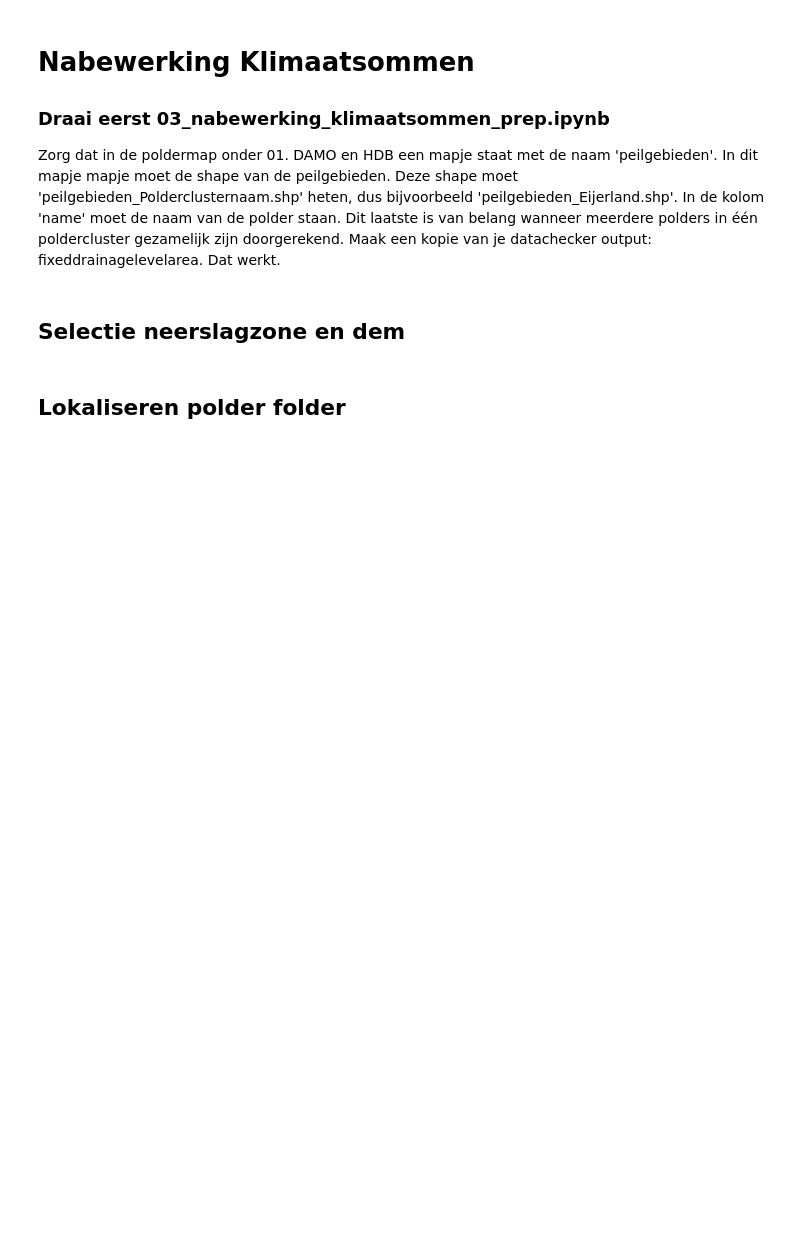
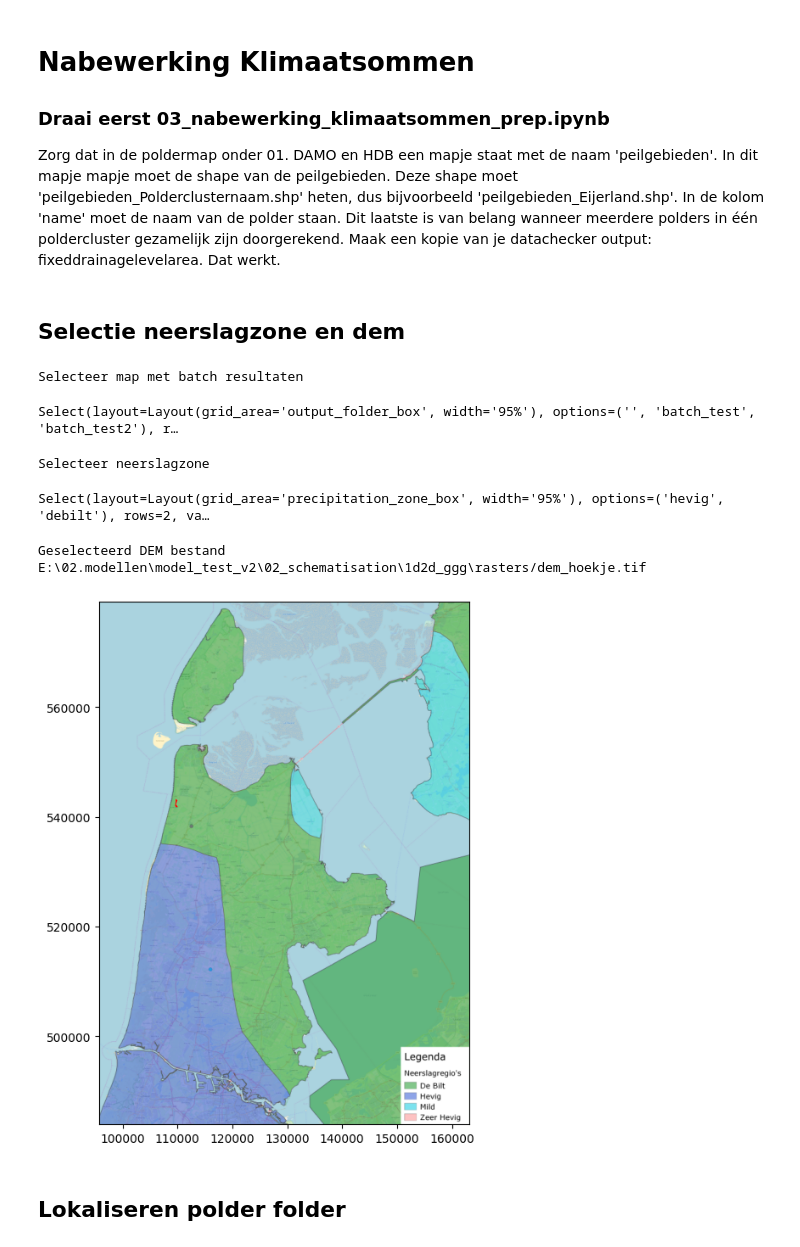
Before and after one commit to threedi/hhnk-threedi-tools, a Jupyter notebook: hhnk_threedi_tools/utils/notebooks/03_nabewerking_klimaatsommen.ipynb, the cells around one changed output. Saved outputs shown, nothing was run; the diff lists cells and outputs as text; code cells hidden in the pictures; blank space fills up the shorter version.

```diff
--- a/hhnk_threedi_tools/utils/notebooks/03_nabewerking_klimaatsommen.ipynb
+++ b/hhnk_threedi_tools/utils/notebooks/03_nabewerking_klimaatsommen.ipynb
@@ -37,17 +37,13 @@ from hhnk_threedi_tools.core.climate_scenarios.interpolate_rasters import (
 import hhnk_threedi_tools.core.climate_scenarios.schadekaart as schadekaart
 import hhnk_threedi_tools.core.climate_scenarios.peilgebieden as peilgebieden
 from hhnk_threedi_tools.core.climate_scenarios.schadekaart_peilgebieden import maak_schade_polygon
-from hhnk_threedi_tools.core.climate_scenarios.masker_filter_rasters import (
-    rasterize_maskerkaart,
-    apply_mask_to_raster,
-    remove_mask_from_raster,
-)
+from hhnk_threedi_tools.core.climate_scenarios.maskerkaart_raster import rasterize_maskerkaart
 
 # Folders inladen
-folder = Folders(notebook_data['polder_folder'])
+# folder = Folders(notebook_data['polder_folder'])
 
 # Of handmatig;
-# folder=Folders(r"E:\02.modellen\model_test_v2")
+folder=Folders(r"E:\02.modellen\model_test_v2")
 # %% [markdown]
 ## Selectie neerslagzone en dem
 # %%
@@ -87,38 +83,46 @@ dem = hrt.Raster(folder.model.schema_1d2d_ggg.rasters.dem.path)
 # else:
 #     dem_path_dropdown.options = [folder.model.schema_base.rasters.dem.name]
 # # Batch folder selection
 
 
 # Display precipitation zones
 polder_shape = gpd.read_file(folder.source_data.polder_polygon.path)
 with pkg_resources.path(htt.resources, "precipitation_zones_hhnk.tif") as p:
-    neerslag_list, neerslag_nodata, neerslag_meta = hrt.load_gdal_raster(
-        p.absolute().as_posix(), band_count=3
-    )
+    precip_zones_raster = hrt.Raster(p.absolute().as_posix())
+    neerslag_array = precip_zones_raster.get_array(band_count=3)
+
 with pkg_resources.path(htt.resources, "precipitation_frequency.xlsx") as p:
     freqs = pd.read_excel(p.absolute().as_posix(), engine="openpyxl")
 
-fig, ax = plt.subplots(figsize=(10, 10))
-ax.imshow(neerslag_list, extent=neerslag_meta['bounds'])
+fig, ax = plt.subplots(figsize=(8, 8))
+ax.imshow(neerslag_array, extent=precip_zones_raster.metadata.bounds)
 polder_shape.plot(ax=ax, color='red')
 
 
 precipitation_zone_box = widgets.Select(
     options=["hevig", "debilt"],
     rows=2,
     disabled=False,
     value=None,
     layout=item_layout(grid_area="precipitation_zone_box"),
 )
 
 print("Selecteer map met batch resultaten")
 display(output_folder_box)
 
 print("Selecteer neerslagzone")
 display(precipitation_zone_box)
 print("Geselecteerd DEM bestand")
 print(dem)
 # display(dem_path_dropdown)
+# %% [output]
+Selecteer map met batch resultaten
+Select(layout=Layout(grid_area='output_folder_box', width='95%'), options=('', 'batch_test', 'batch_test2'), r…
+Selecteer neerslagzone
+Select(layout=Layout(grid_area='precipitation_zone_box', width='95%'), options=('hevig', 'debilt'), rows=2, va…
+Geselecteerd DEM bestand
+E:\02.modellen\model_test_v2\02_schematisation\1d2d_ggg\rasters/dem_hoekje.tif
+[figure, added]
 # %% [markdown]
 ## Lokaliseren polder folder
 # %%
```
Also changed, not shown: 11 other files.
